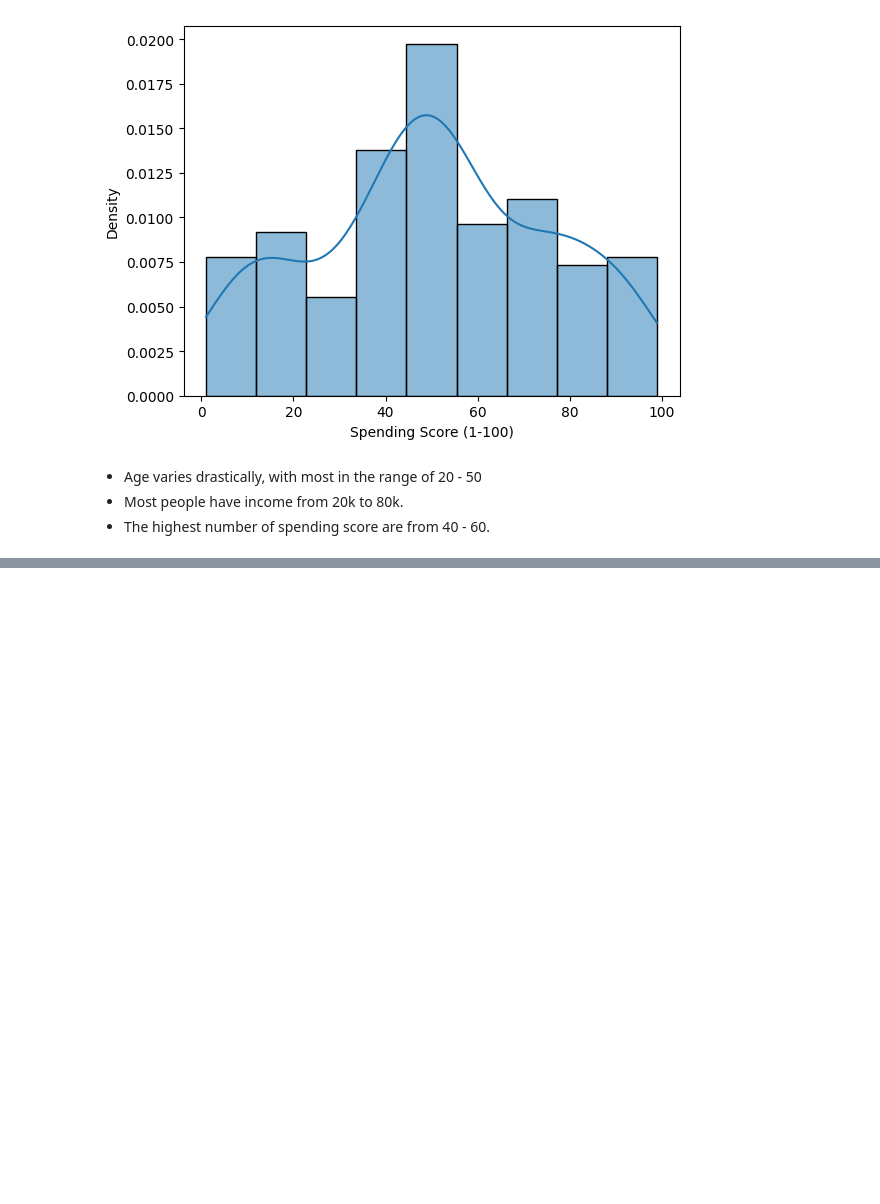
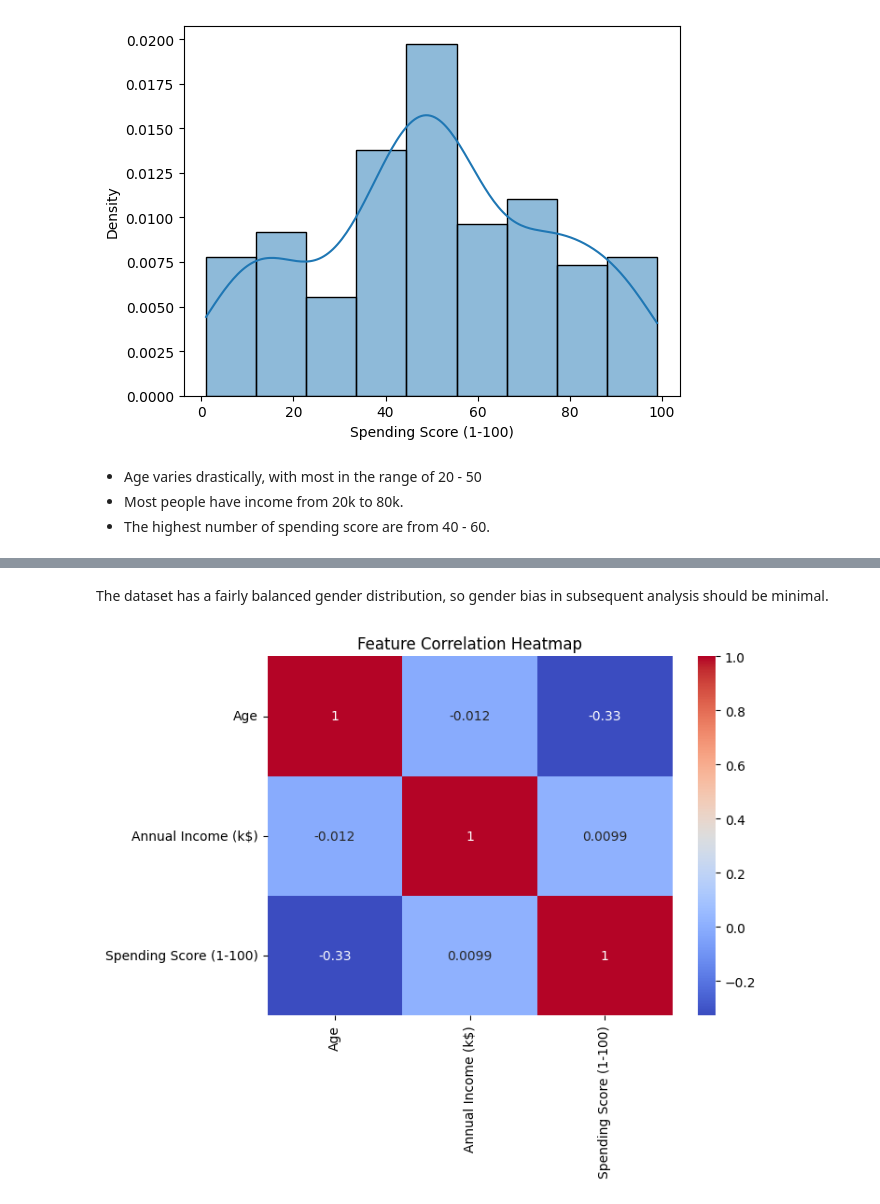
Before and after one commit to gordonnguyen/data-science-1, a Jupyter notebook: hw4/hw4.ipynb, the cells around one changed output, grey strips where cells are left out. Cells and saved outputs as stored; diff of their text form; code cells hidden in the pictures; blank space fills up the shorter version.

```diff
--- a/hw4/hw4.ipynb
+++ b/hw4/hw4.ipynb
@@ -71,0 +76,11 @@ TypeError: pie() got an unexpected keyword argument 'y'
+# %% [markdown]
+The dataset has a fairly balanced gender distribution, so gender bias in subsequent analysis should be minimal.
+# %%
+import seaborn as sns
+
+plt.figure(figsize=(7,5))
+sns.heatmap(df.drop('CustomerID', axis=1).select_dtypes(include='number').corr(), annot=True, cmap='coolwarm')
+plt.title('Feature Correlation Heatmap')
+plt.show()
+# %% [output]
+[figure, added]
```
Also changed, not shown: parts of 7 cells of this notebook, 1 other file.
